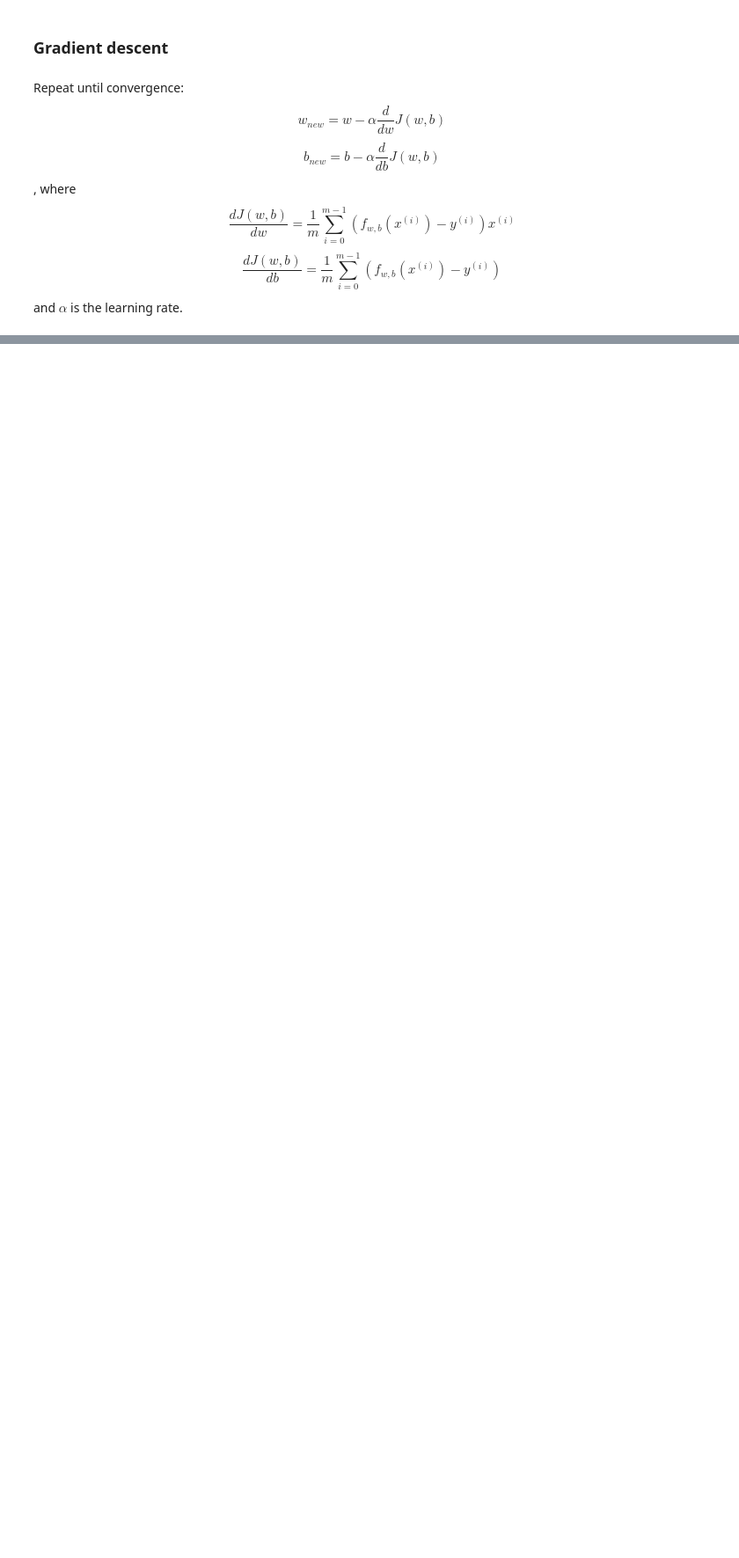
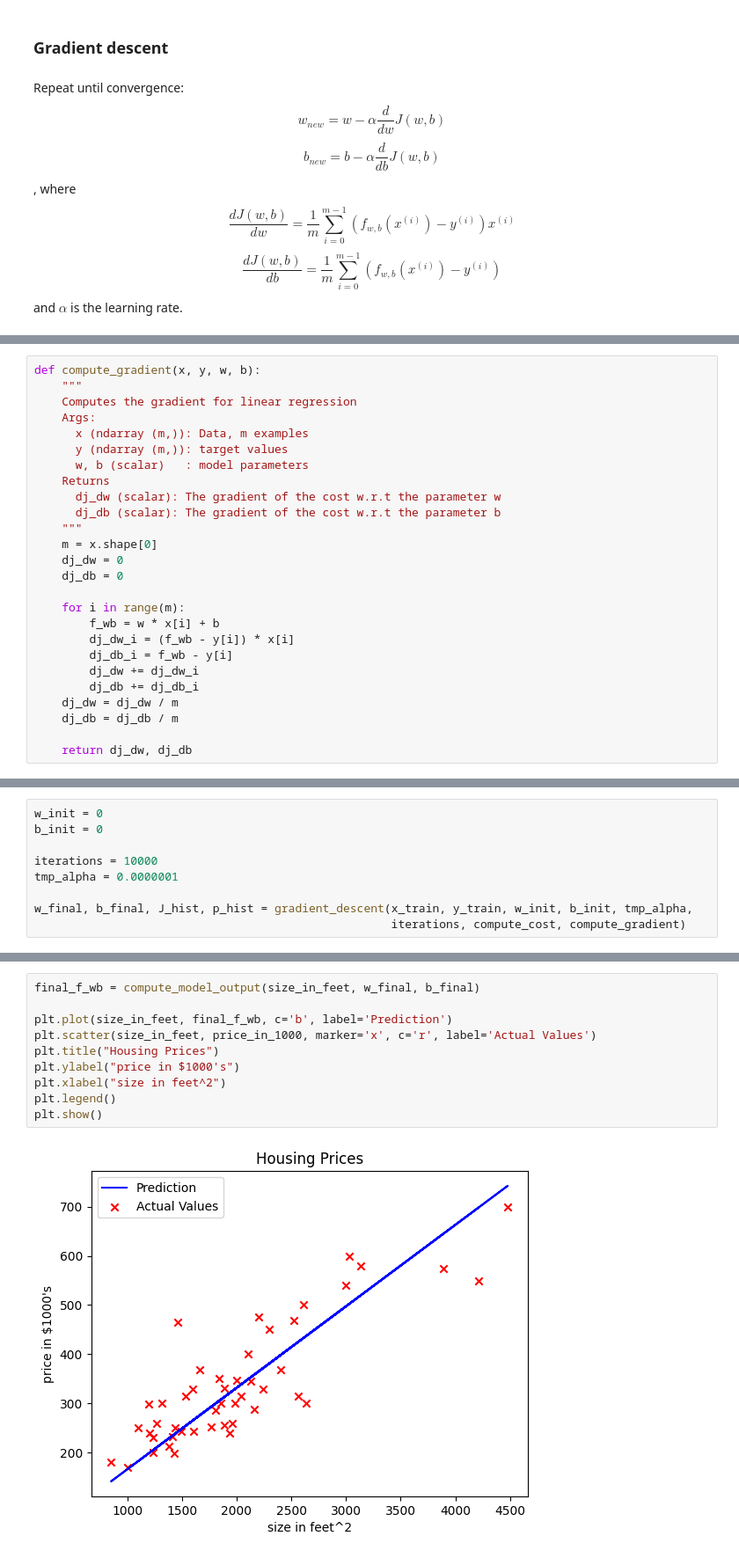
Before and after one commit to Kerinjo/regression-classification, a Jupyter notebook: linear-regression/linear-regression.ipynb, the cells around one changed output, grey strips where cells are left out. Shown: that part at 88% size. Drawn from its saved outputs; the diff is of its cells as text; blank space fills up the shorter version.

Commit message:
Gradient computation, gradient descent, final model output

```diff
--- a/linear-regression/linear-regression.ipynb
+++ b/linear-regression/linear-regression.ipynb
@@ -187,0 +176,26 @@ x_train, y_train
+# %%
+def compute_gradient(x, y, w, b):
+    """
+    Computes the gradient for linear regression
+    Args:
+      x (ndarray (m,)): Data, m examples
+      y (ndarray (m,)): target values
+      w, b (scalar)   : model parameters
+    Returns
+      dj_dw (scalar): The gradient of the cost w.r.t the parameter w
+      dj_db (scalar): The gradient of the cost w.r.t the parameter b
+    """
+    m = x.shape[0]
+    dj_dw = 0
+    dj_db = 0
+
+    for i in range(m):
+        f_wb = w * x[i] + b
+        dj_dw_i = (f_wb - y[i]) * x[i]
+        dj_db_i = f_wb - y[i]
+        dj_dw += dj_dw_i
+        dj_db += dj_db_i
+    dj_dw = dj_dw / m
+    dj_db = dj_db / m
+
+    return dj_dw, dj_db
@@ -187,0 +244,9 @@ x_train, y_train
+# %%
+w_init = 0
+b_init = 0
+
+iterations = 10000
+tmp_alpha = 0.0000001
+
+w_final, b_final, J_hist, p_hist = gradient_descent(x_train, y_train, w_init, b_init, tmp_alpha,
+                                                    iterations, compute_cost, compute_gradient)
@@ -187,0 +273,12 @@ x_train, y_train
+# %%
+final_f_wb = compute_model_output(size_in_feet, w_final, b_final)
+
+plt.plot(size_in_feet, final_f_wb, c='b', label='Prediction')
+plt.scatter(size_in_feet, price_in_1000, marker='x', c='r', label='Actual Values')
+plt.title("Housing Prices")
+plt.ylabel("price in $1000's")
+plt.xlabel("size in feet^2")
+plt.legend()
+plt.show()
+# %% [output]
+[figure, added]
```
Also changed, not shown: parts of 8 cells of this notebook.
